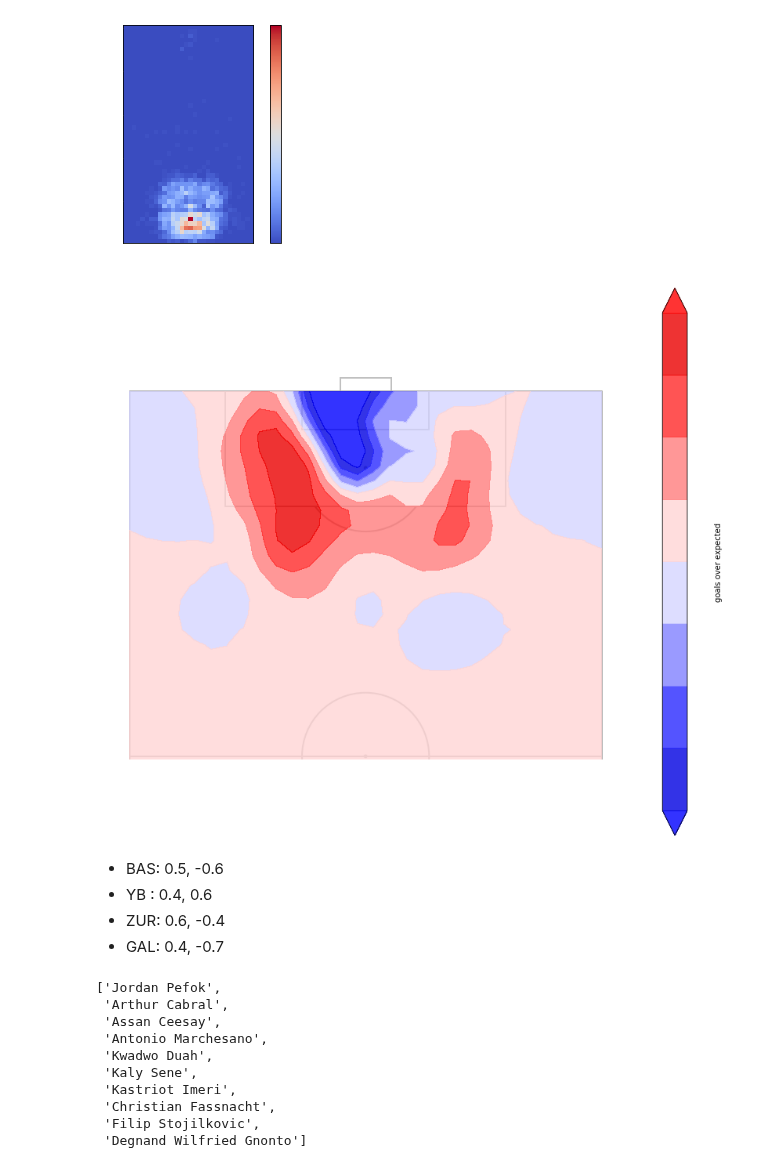
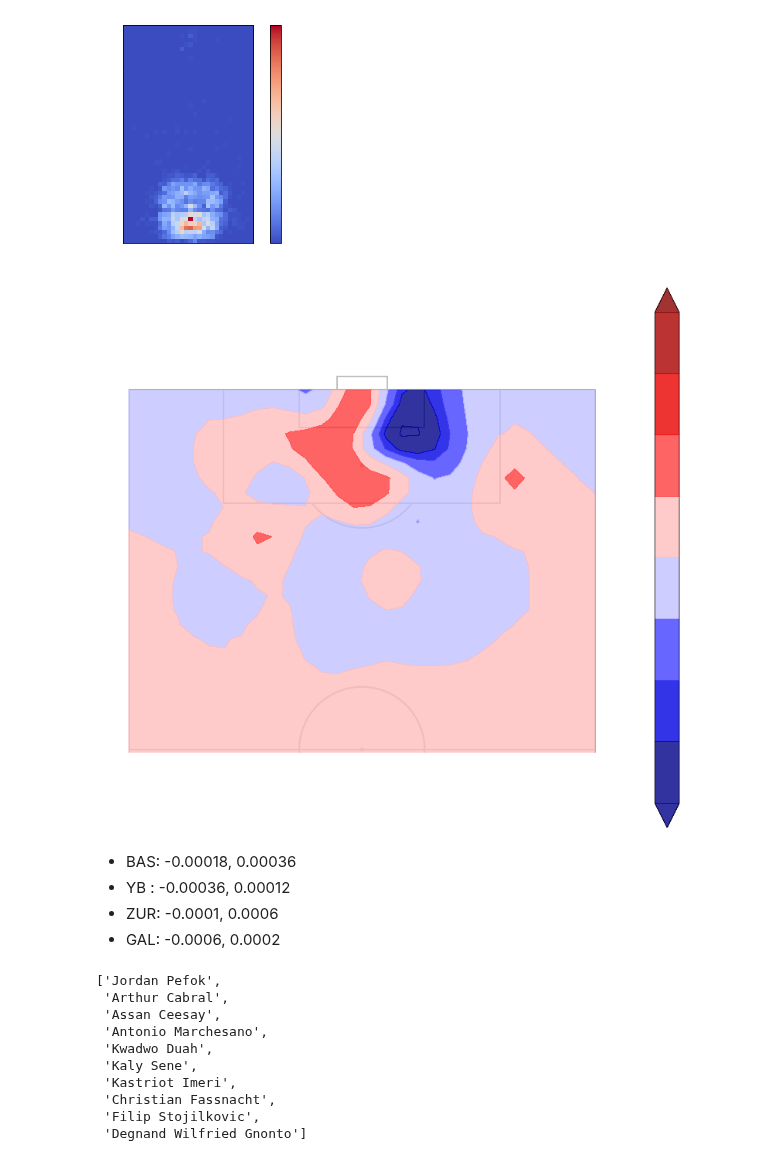
Before and after one commit to TK5-Tim/ds-projects, a Jupyter notebook: rsl/shotmaps.ipynb, the cells around one changed output. Saved outputs shown, nothing was run; the diff lists cells and outputs as text; code cells hidden in the pictures.

```diff
--- a/rsl/shotmaps.ipynb
+++ b/rsl/shotmaps.ipynb
@@ -392,7 +392,7 @@ league_shot_surface = np.zeros((xdim, ydim), dtype=np.float)
 team_shot_surface = np.zeros((xdim, ydim), dtype=np.float)
 
 league_shot_points= np.array([df_shots.loc[df_shots['situation']!='Penalty', 'x_coord'], df_shots.loc[df_shots['situation']!='Penalty','y_coord']]).T
-team = 'LUG'
+team = 'YB'
 team_shot_points = np.array([df_shots.loc[(df_shots['situation']!='Penalty') & (df_shots['team_short'] ==team),'x_coord'], df_shots.loc[(df_shots['situation']!='Penalty') & (df_shots['team_short'] ==team),'y_coord']]).T
 
 x_bins = np.linspace(0,105, xdim)
@@ -472,26 +472,26 @@ plt.show()
 # %%
 pitch = VerticalPitch('uefa',pad_bottom=0.5, half=True, goal_type='box', goal_alpha=0.8)
 fig, ax = pitch.draw(figsize=(12,10))
 z = diff_team_fin_surface
-levels=[-0.4,-0.3,-0.2,-0.1,0,0.1,0.2,0.3,0.4]
-sm = ax.contourf(y_bins,x_bins, z, zorder=2, levels=levels, alpha=0.8, cmap='seismic', vmax=0.6, vmin=-0.6, extend='both')
-sm.cmap.set_under('blue')
-sm.cmap.set_over('red')
+levels=[-0.00036,-0.00024,-0.00018,-0.00009,0,0.00009,0.00018,0.00024,0.00036]
+sm = ax.contourf(y_bins,x_bins, z, zorder=2, levels=levels, alpha=0.8, cmap='seismic', extend='both')
+sm.cmap.set_under('darkblue')
+sm.cmap.set_over('darkred')
 ax.set_aspect(1)
 ax.axis('off')
 cbar = fig.colorbar(sm)
-cbar.ax.set_ylabel('goals over expected')
+
 plt.show()
 
 
 fig.savefig('figs/{}-finishing-shotmap.jpg'.format(team.lower()),bbox_inches='tight')
 # %% [output]
-[figure, old version]
+[figure, new version]
 # %% [markdown]
-- BAS: 0.5, -0.6
-- YB : 0.4, 0.6
-- ZUR: 0.6, -0.4
-- GAL: 0.4, -0.7
+- BAS: -0.00018, 0.00036
+- YB : -0.00036, 0.00012
+- ZUR: -0.0001, 0.0006
+- GAL: -0.0006, 0.0002
 # %%
 df_shots.loc[df_shots['event_type']=='Goal','player_name'].value_counts().head(10).index.tolist()
 # %% [output]
```
Also changed, not shown: parts of 2 cells of this notebook.
